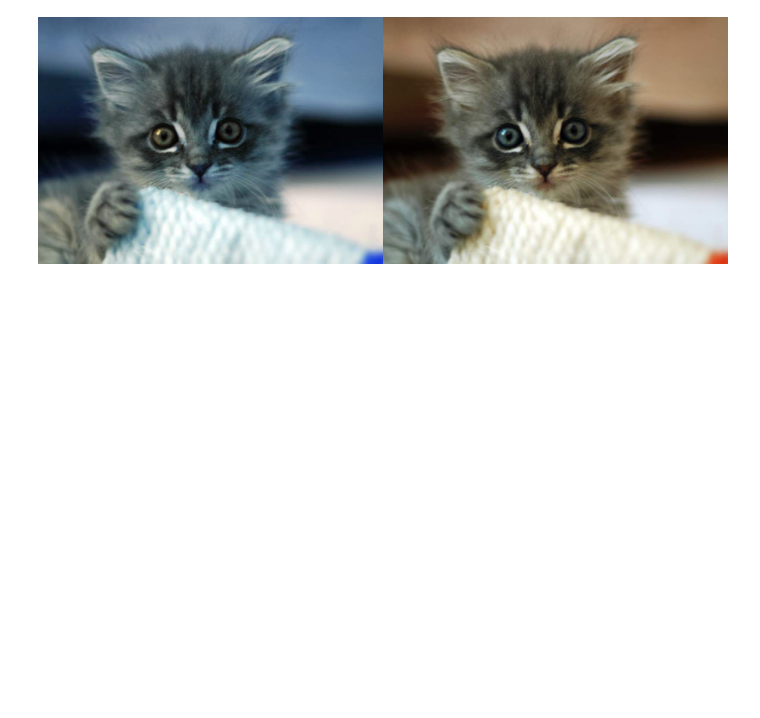
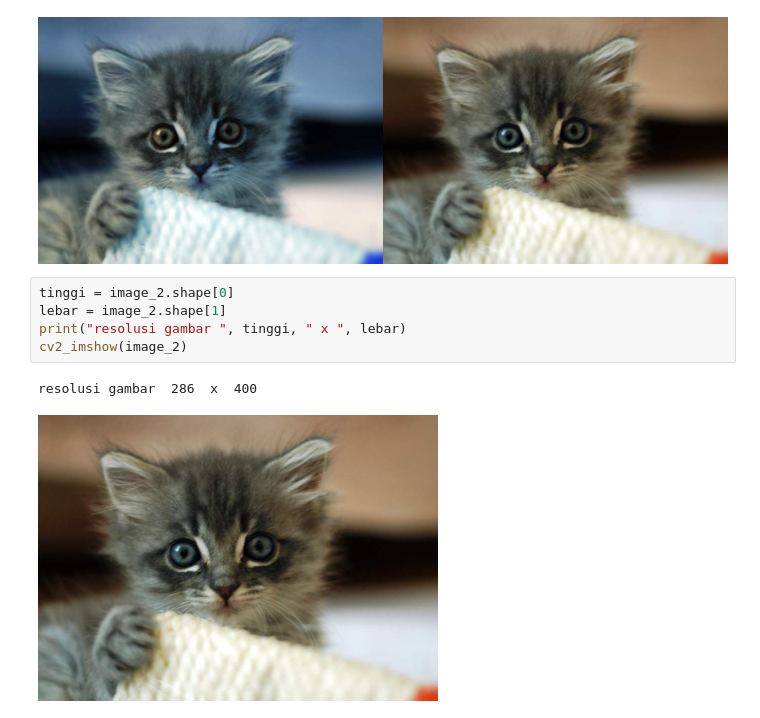
Before and after one commit to denuradhan/PVCK_GENAP_2021, a Jupyter notebook: Weekly1.ipynb, the cells around one changed output. Drawn from its saved outputs; the diff is of its cells as text; blank space fills up the shorter version.

```diff
--- a/Weekly1.ipynb
+++ b/Weekly1.ipynb
@@ -25,3 +25,11 @@ for url in urls :
 [figure]
 [figure]
 [figure]
+# %%
+tinggi = image_2.shape[0]
+lebar = image_2.shape[1]
+print("resolusi gambar ", tinggi, " x ", lebar)
+cv2_imshow(image_2)
+# %% [output]
+resolusi gambar  286  x  400
+[figure, added]
```
Also changed, not shown: parts of 1 cell of this notebook.
